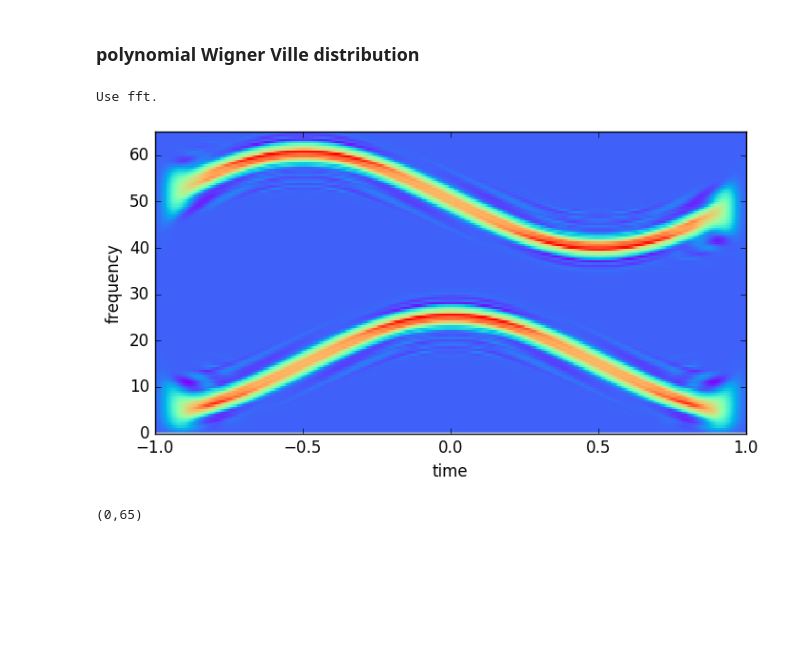
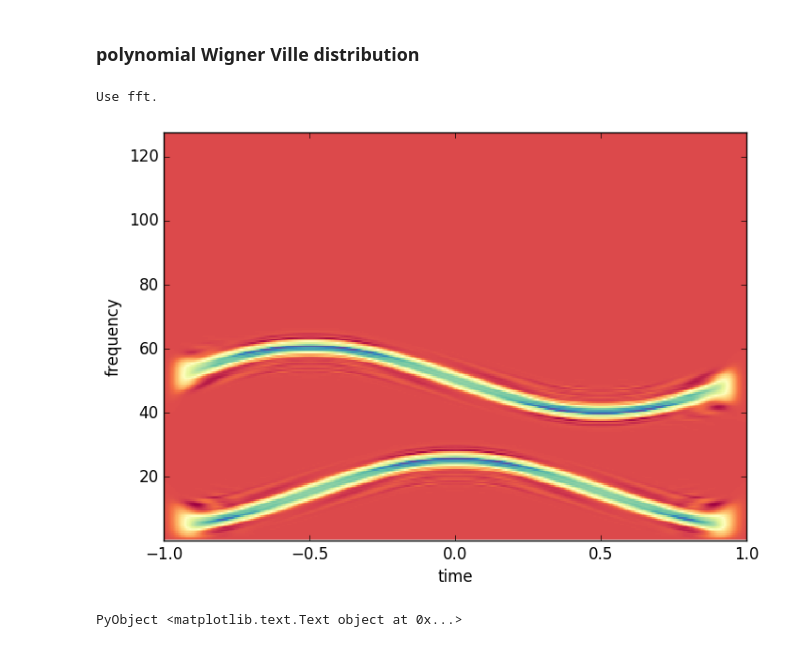
Before and after one commit to HajimeKawahara/juwvid, a Jupyter notebook: ipynb/L-Wigner Distribution and Polynomial Wigner Ville Distribution.ipynb, the cells around one changed output. Cells and saved outputs as stored; diff of their text form; code cells hidden in the pictures; blank space fills up the shorter version.

```diff
--- a/ipynb/L-Wigner Distribution and Polynomial Wigner Ville Distribution.ipynb
+++ b/ipynb/L-Wigner Distribution and Polynomial Wigner Ville Distribution.ipynb
@@ -53,11 +52,11 @@ Use fft.
 ### polynomial Wigner Ville distribution
 # %%
 trfpo=polywv.tfrpowv(x,NaN,NaN,NaN,2,8);
-a=juwplot.wtfrshow(trfpo,t[2]-t[1],t[1],t[end],NaN,NaN,1.0,"rainbow")
+a=juwplot.wtfrshow(trfpo,t[2]-t[1],t[1],t[end],NaN,NaN,0.7,"Spectral")
 PyPlot.xlabel("time")
 PyPlot.ylabel("frequency")
-PyPlot.ylim(0,65)
+#PyPlot.ylim(0,65)
 # %% [output]
 Use fft.
-[figure, old version]
+[figure, new version]
-(0,65)
+PyObject <matplotlib.text.Text object at 0x...>
```
Also changed, not shown: parts of 1 cell of this notebook, 2 other files.
